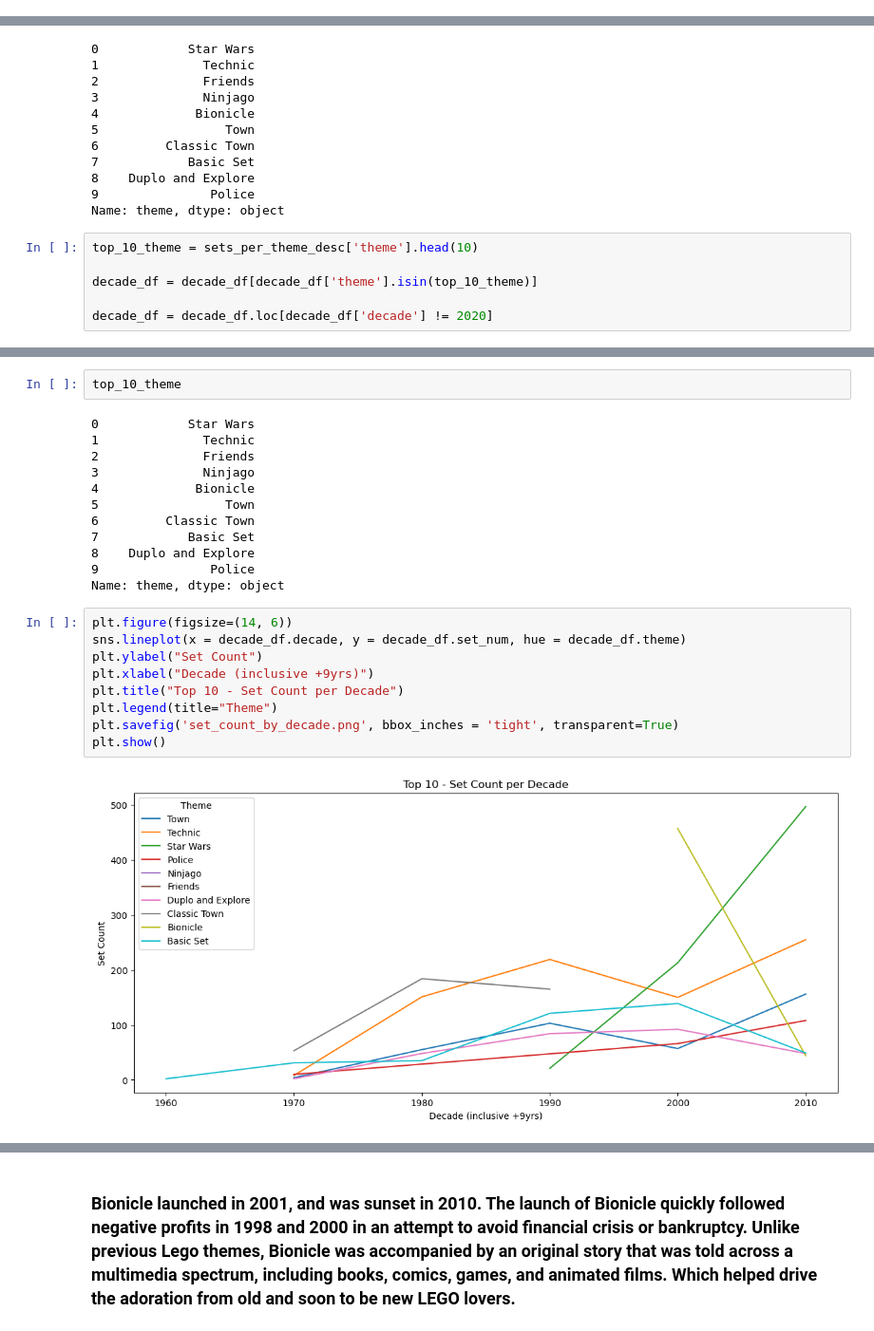
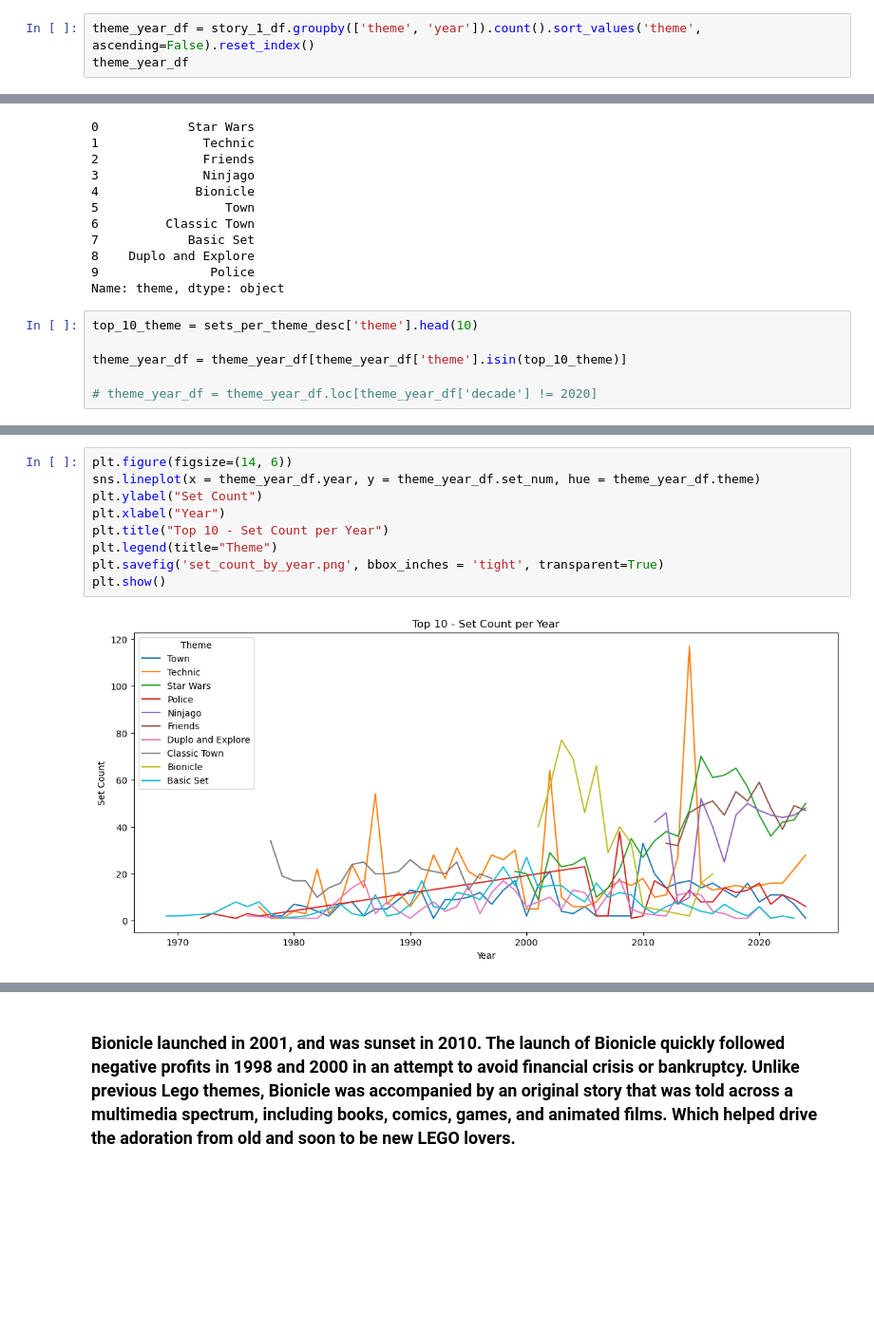
Before and after one commit to david423br/david-ruiz-capstone-ddr14, a Jupyter notebook: notebook/Lego_Capstone.ipynb, the cells around one changed output, grey strips where cells are left out. Shown at 95% size. Cells and saved outputs as stored; diff of their text form; blank space fills up the shorter version.

```diff
--- a/notebook/Lego_Capstone.ipynb
+++ b/notebook/Lego_Capstone.ipynb
@@ -223,0 +240,3 @@ decade_df
+# %%
+theme_year_df = story_1_df.groupby(['theme', 'year']).count().sort_values('theme', ascending=False).reset_index()
+theme_year_df
@@ -238,6 +271,6 @@ Name: theme, dtype: object
 # %%
 top_10_theme = sets_per_theme_desc['theme'].head(10)
 
-decade_df = decade_df[decade_df['theme'].isin(top_10_theme)]
+theme_year_df = theme_year_df[theme_year_df['theme'].isin(top_10_theme)]
 
-decade_df = decade_df.loc[decade_df['decade'] != 2020]
+# theme_year_df = theme_year_df.loc[theme_year_df['decade'] != 2020]
@@ -264,25 +303,11 @@ decade_df
-# %%
-top_10_theme
-# %% [output]
-0            Star Wars
-1              Technic
-2              Friends
-3              Ninjago
-4             Bionicle
-5                 Town
-6         Classic Town
-7            Basic Set
-8    Duplo and Explore
-9               Police
-Name: theme, dtype: object
 # %%
 plt.figure(figsize=(14, 6))
-sns.lineplot(x = decade_df.decade, y = decade_df.set_num, hue = decade_df.theme)
+sns.lineplot(x = theme_year_df.year, y = theme_year_df.set_num, hue = theme_year_df.theme)
 plt.ylabel("Set Count")
-plt.xlabel("Decade (inclusive +9yrs)")
-plt.title("Top 10 - Set Count per Decade")
+plt.xlabel("Year")
+plt.title("Top 10 - Set Count per Year")
 plt.legend(title="Theme")
-plt.savefig('set_count_by_decade.png', bbox_inches = 'tight', transparent=True)
+plt.savefig('set_count_by_year.png', bbox_inches = 'tight', transparent=True)
 plt.show()
 # %% [output]
-[figure, old version]
+[figure, new version]
```
Also changed, not shown: parts of 22 cells of this notebook, 9 other files.
